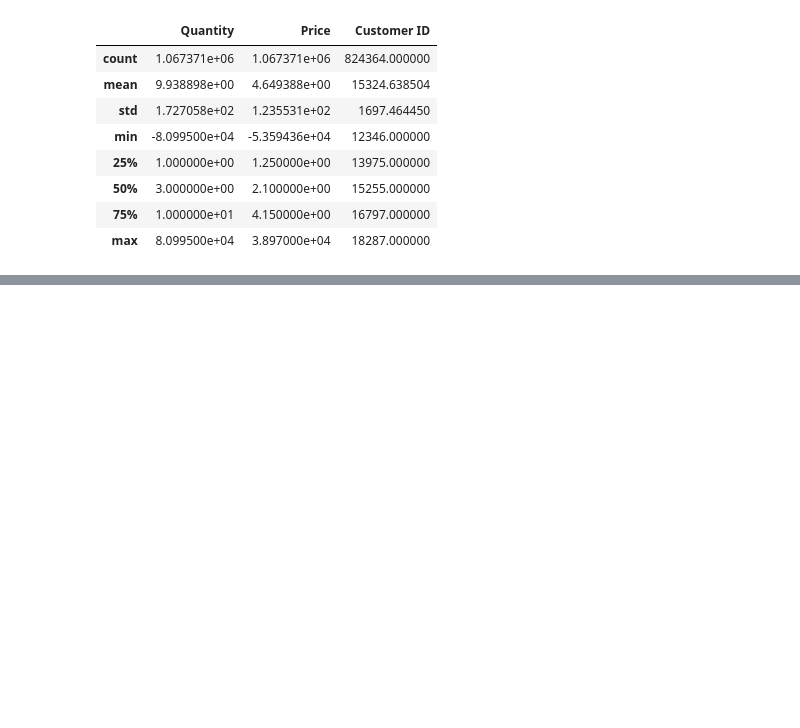
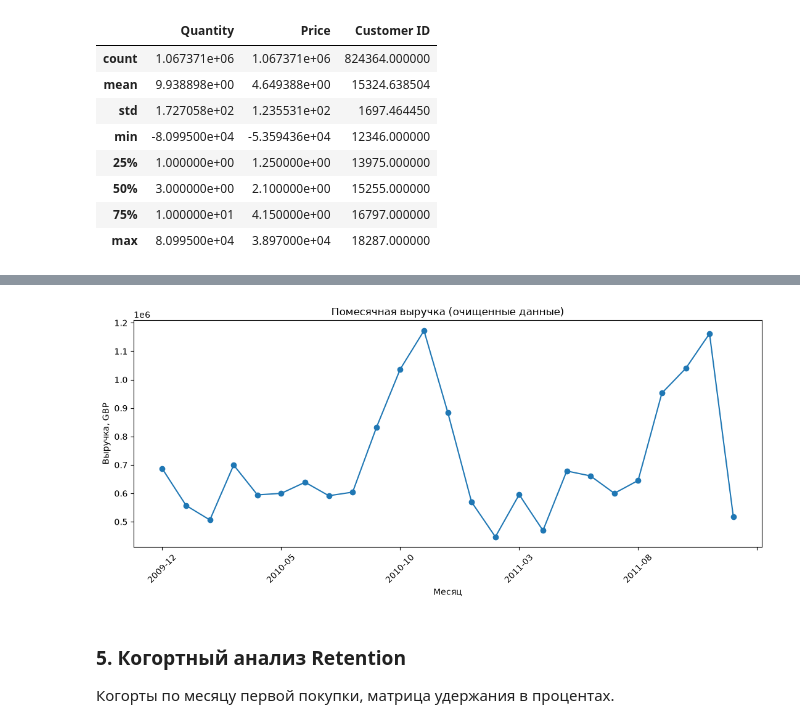
Before and after one commit to RafaelloidArsen/A-B_test_projects, a Jupyter notebook: Project_2/notebooks/online_retail.ipynb, the cells around one changed output, grey strips where cells are left out. Saved outputs shown, nothing was run; the diff lists cells and outputs as text; code cells hidden in the pictures; blank space fills up the shorter version.

```diff
--- a/Project_2/notebooks/online_retail.ipynb
+++ b/Project_2/notebooks/online_retail.ipynb
@@ -103,4 +50,0 @@ grouped_df.plot(kind = 'line', x = 'purchase_month', y = 'price_agg')
-# %%
-df_cohort = df.groupby('Customer ID').agg(cohort_month = ('purchase_month', 'min'))
-df = pd.merge(df, df_cohort, on = 'Customer ID', how = 'left')
-df.tail()
@@ -114,2 +50,0 @@ df.tail()
-# %%
-df['cohort_index'] = (df['purchase_month'].dt.year - df['cohort_month'].dt.year)*12 + (df['purchase_month'].dt.month - df['cohort_month'].dt.month)
@@ -205,0 +59,9 @@ Germany:   среднее=3.83, 95% ДИ=(3.6, 4.07)
+# %%
+before = df.shape[0]
+clean = df.dropna(subset=['Customer ID']).copy()
+clean = clean[(clean['Quantity'] > 0) & (clean['Price'] > 0)].copy()
+clean['revenue'] = clean['Quantity'] * clean['Price']
+clean['InvoiceDate'] = pd.to_datetime(clean['InvoiceDate'])
+print(f'Было строк:   {before:,}')
+print(f'Стало строк:  {clean.shape[0]:,}')
+print(f'Удалено:      {before - clean.shape[0]:,}')
@@ -205,0 +89,6 @@ Germany:   среднее=3.83, 95% ДИ=(3.6, 4.07)
+# %%
+clean['purchase_month'] = clean['InvoiceDate'].dt.to_period('M')
+grouped_df = clean.groupby('purchase_month').agg(
+    revenue_agg=('revenue', 'sum'),
+    customer_id_agg=('Customer ID', 'nunique')).reset_index()
+grouped_df.tail(15)
@@ -205,0 +112,17 @@ Germany:   среднее=3.83, 95% ДИ=(3.6, 4.07)
+# %%
+gp = grouped_df.copy()
+gp['purchase_month'] = gp['purchase_month'].astype(str)
+ax = gp.plot(kind='line', x='purchase_month', y='revenue_agg',
+             figsize=(11, 5), marker='o', legend=False)
+ax.set_title('Помесячная выручка (очищенные данные)')
+ax.set_xlabel('Месяц')
+ax.set_ylabel('Выручка, GBP')
+plt.xticks(rotation=45)
+plt.tight_layout()
+plt.show()
+# %% [output]
+[figure, added]
+# %% [markdown]
+### 5. Когортный анализ Retention
+
+Когорты по месяцу первой покупки, матрица удержания в процентах.
```
Also changed, not shown: parts of 40 cells of this notebook.
